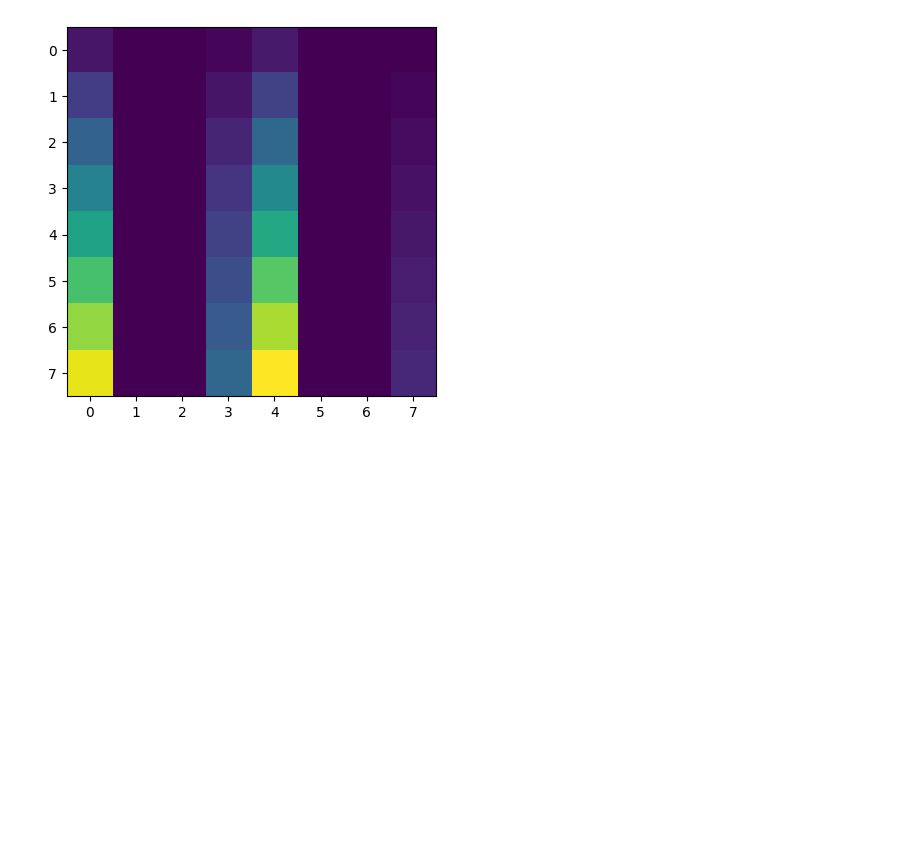
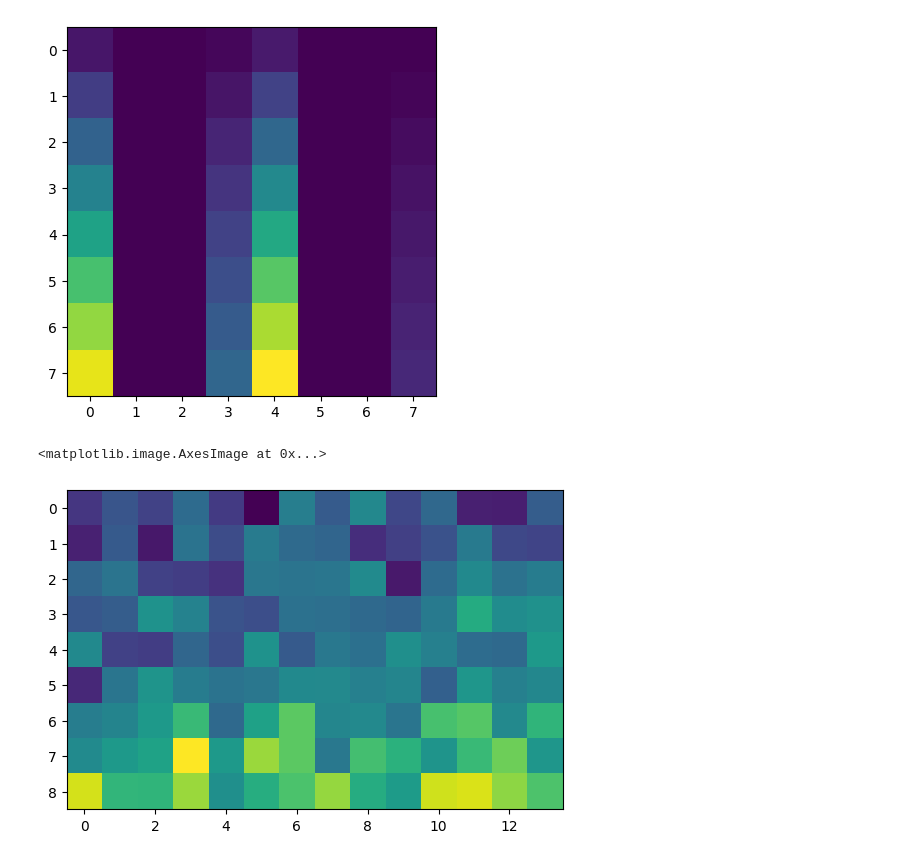
Before and after one commit to lcanudas/hd-EMG-dataset-merge, a Jupyter notebook: funções_imagem.ipynb, the cells around one changed output. Drawn from its saved outputs; the diff is of its cells as text; code cells hidden in the pictures; blank space fills up the shorter version.

```diff
--- a/funções_imagem.ipynb
+++ b/funções_imagem.ipynb
@@ -16,10 +18,11 @@ from google.colab import drive
 drive.mount('/content/drive')
 # %% [output]
 Mounted at /content/drive
+# %%
+path = 'data/raw/'
 # %%
-path_renato = '/content/drive/MyDrive/NicolePDPD/'
-path_nicole = '/content/drive/MyDrive/PDPD/NicolePDPD/'
-path = path_nicole
+
+
 db1 = pd.read_csv(path+'[1] Dados/hdEMG/S01/S01_baseline.csv')
 
 display(db1)
@@ -109,3 +114,10 @@ plt.imshow(resized5)
 plt.show()
 # %% [output]
 [figure]
+# %%
+db3 = loadmat(path+'seeds/subj01/detop_exp01_subj01_Sess1_01_01.mat')
+emg = db3['emg'][:126,:]
+plt.imshow(emg[:,0].reshape(9,14))
+# %% [output]
+<matplotlib.image.AxesImage at 0x...>
+[figure, added]
```
Also changed, not shown: parts of 2 cells of this notebook.
